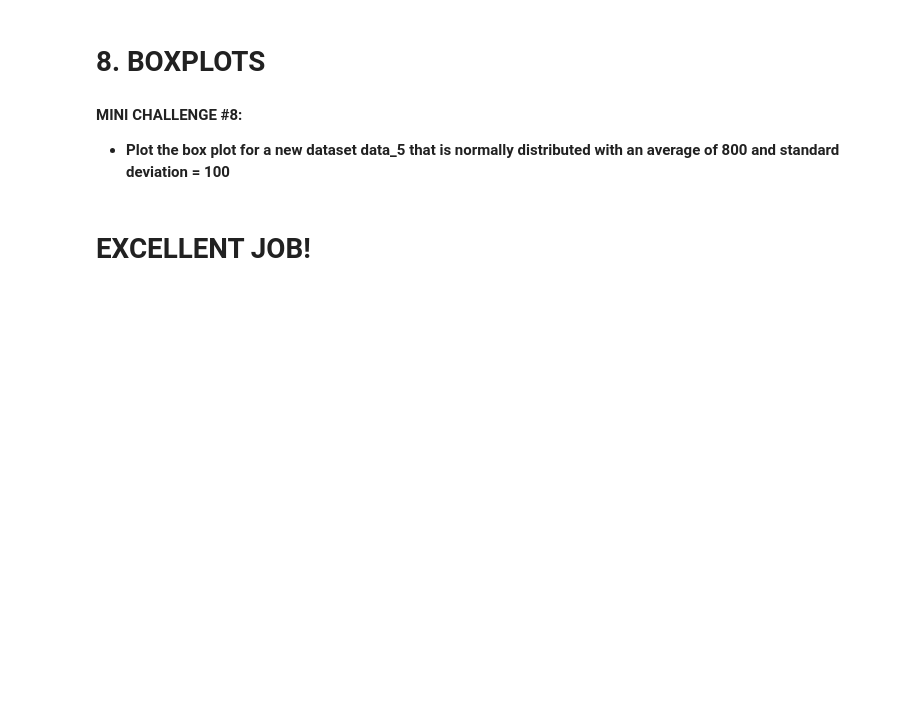
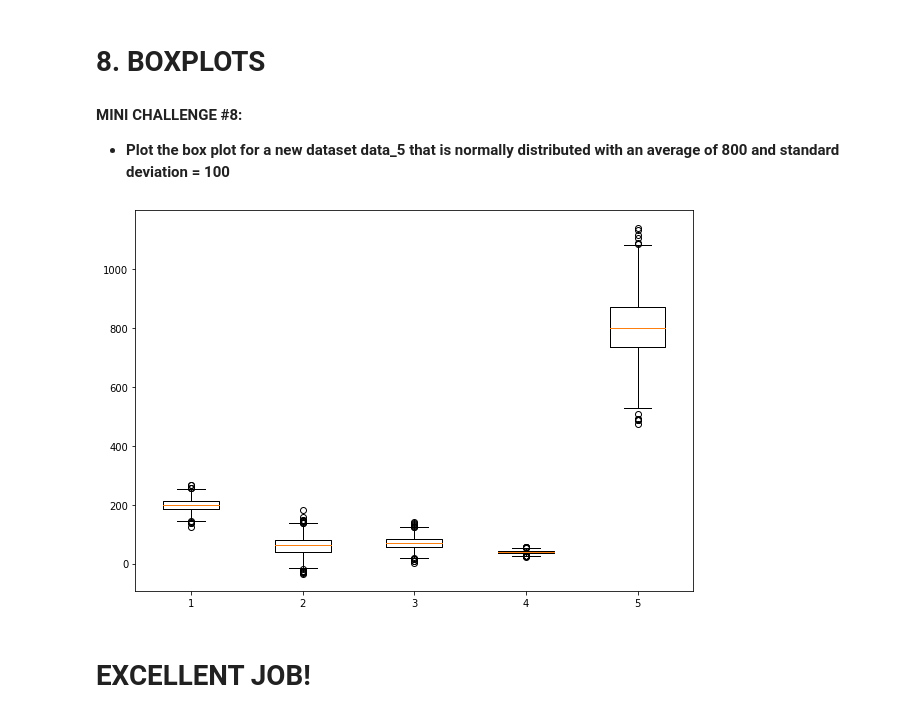
Before and after one commit to DhananjayKalaskar/financial_analysis, a Jupyter notebook: 9. Python 101 - Data Visualization with matplotlib - Skeleton.ipynb, the cells around one changed output. Drawn from its saved outputs; the diff is of its cells as text; code cells hidden in the pictures; blank space fills up the shorter version.

```diff
--- a/9. Python 101 - Data Visualization with matplotlib - Skeleton.ipynb
+++ b/9. Python 101 - Data Visualization with matplotlib - Skeleton.ipynb
@@ -289,6 +289,24 @@ Text(0.5, 0, 'Z Label')
 # %% [markdown]
 **MINI CHALLENGE #8:**
 - **Plot the box plot for  a new dataset data_5 that is normally distributed with an average of 800 and standard deviation = 100**
+# %%
+import numpy as np
+np.random.seed(20)
+
+data_1 = np.random.normal(200, 20, 2000)
+data_2 = np.random.normal(60, 30, 2000)
+data_3 = np.random.normal(70, 20, 2000)
+data_4 = np.random.normal(40, 5, 2000)
+data_5 = np.random.normal(800, 100, 2000)
+
+
+data_all = [data_1, data_2, data_3, data_4, data_5]
+
+fig = plt.figure(figsize = (10, 7))
+ax = fig.add_subplot(111)
+bp = ax.boxplot(data_all)
+# %% [output]
+[figure, added]
 # %% [markdown]
 # EXCELLENT JOB!
 # %% [markdown]
```
